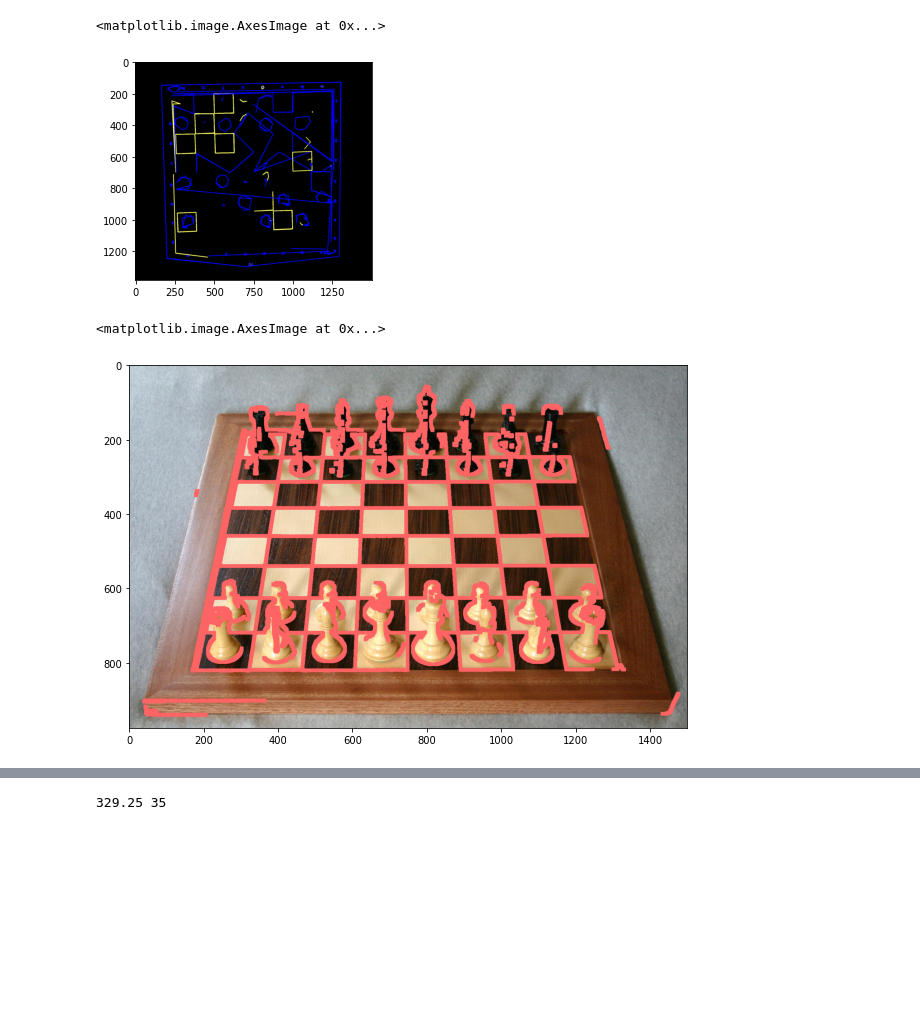
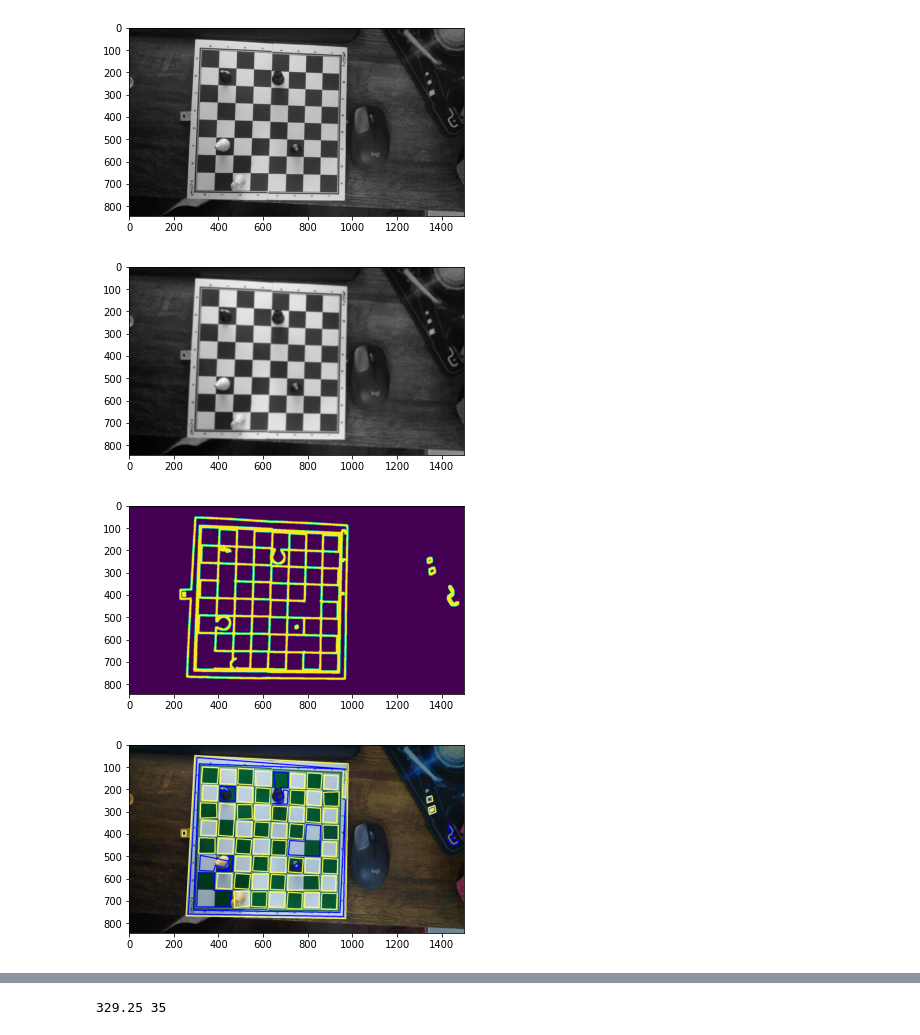
Before and after one commit to andrefakhoury/chess-board-recognition, a Jupyter notebook: notebook.ipynb, the cells around one changed output, grey strips where cells are left out. Drawn from its saved outputs; the diff is of its cells as text; code cells hidden in the pictures; blank space fills up the shorter version.

```diff
--- a/notebook.ipynb
+++ b/notebook.ipynb
@@ -8,5 +33,5 @@ import matplotlib.pyplot as plt
 # %%
-img = imageio.imread('my-data/image-20210616-223155.png')
+img = imageio.imread('my-data/image-20210616-221945.png')
 w, h = img.shape[0], img.shape[1]
 w, h = 1500, int(1500 * w / h)
 img = cv2.resize(img, (w, h), interpolation = cv2.INTER_AREA)
@@ -19,39 +44,36 @@ plt.imshow(img)
 # %%
-edge_img = cv2.cvtColor(img, cv2.COLOR_BGR2GRAY)
-edge_img = cv2.GaussianBlur(edge_img, (5, 5), 1)
+edge_img = cv2.cvtColor(img, cv2.COLOR_RGB2GRAY)
+plt.imshow(edge_img, cmap='gray')
+plt.show()
+edge_img = cv2.GaussianBlur(edge_img, (11, 11), 2)
+plt.imshow(edge_img, cmap='gray')
+plt.show()
 edge_img = cv2.Canny(edge_img, 20, 200)
+edge_img = cv2.dilate(
+            edge_img,
+            cv2.getStructuringElement(cv2.MORPH_RECT, (10, 10)),
+            iterations=1
+        )
 
-contours, hierarchy = cv2.findContours(edge_img, cv2.RETR_TREE, cv2.CHAIN_APPROX_NONE)
+contours, hierarchy = cv2.findContours(edge_img, cv2.RETR_TREE, cv2.CHAIN_APPROX_SIMPLE)
+
+plt.imshow(edge_img)
+plt.show()
 for i in range(len(contours)):
-    contours[i] = cv2.approxPolyDP(contours[i], 0.04*cv2.arcLength(contours[i], True), True)
+    contours[i] = cv2.approxPolyDP(contours[i], 0.04 * cv2.arcLength(contours[i], True), True)
     pass
-image = np.zeros_like(img)
+image = np.copy(img)
 for i, c in enumerate(contours):
     if c.shape[0] <= 1:
         continue
-    #image[np.squeeze(c)[:, 1], np.squeeze(c)[:, 0]] = [255, 100, 100]
     if len(c) == 4:
         cv2.drawContours(image, contours, i, (255, 255, 100), 3)
     else:
         cv2.drawContours(image, contours, i, (0, 0, 255), 3)
-#cv2.drawContours(image, contours, -1, (255, 255, 100), 3)
 plt.imshow(image)
+plt.show()
 # %% [output]
-<matplotlib.image.AxesImage at 0x...>
-[figure, old version]
+[figure, new version]
+[figure, added]
+[figure, added]
+[figure, added]
-# %%
-edge_img = cv2.cvtColor(img, cv2.COLOR_RGB2GRAY)
-edge_img = cv2.GaussianBlur(edge_img, (9, 9), 1)
-edge_img = cv2.Canny(edge_img, 100, 200)
-edge_img = cv2.dilate(
-        edge_img,
-        cv2.getStructuringElement(cv2.MORPH_RECT, (10, 10)),
-        iterations=1
-    )
-image = np.copy(img)
-image[edge_img == 255] = [255, 100, 100]
-plt.figure(figsize=(10, 10))
-plt.imshow(image)
-# %% [output]
-<matplotlib.image.AxesImage at 0x...>
-[figure, removed]
```
Also changed, not shown: parts of 8 cells of this notebook.
